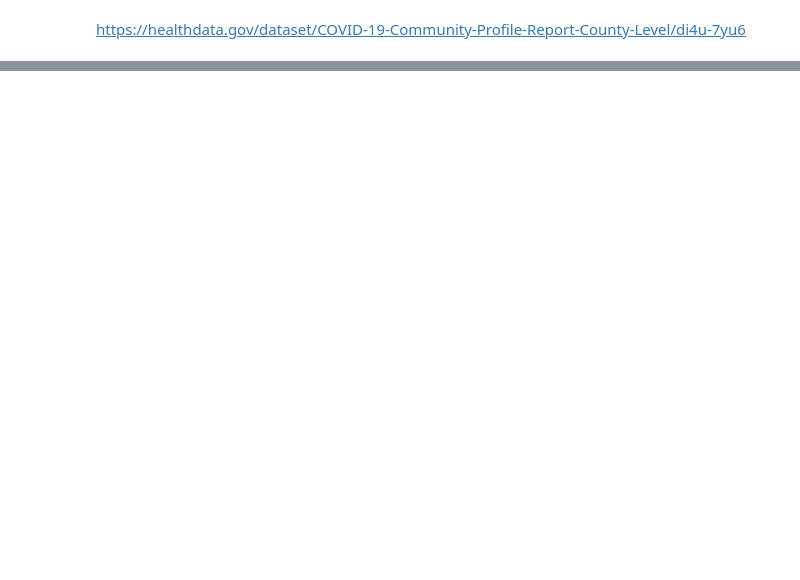
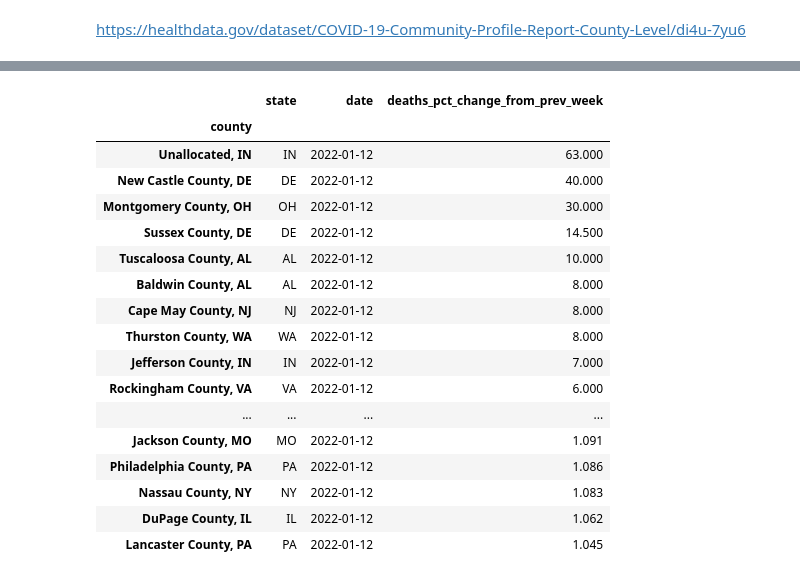
Before and after one commit to ldhagen/HHS_COVID_Notebook, a Jupyter notebook: HHS COVID-19 Community Profile Report - County-Level.ipynb, the cells around one changed output, grey strips where cells are left out. Cells and saved outputs as stored; diff of their text form; code cells hidden in the pictures; blank space fills up the shorter version.

```diff
--- a/HHS COVID-19 Community Profile Report - County-Level.ipynb
+++ b/HHS COVID-19 Community Profile Report - County-Level.ipynb
@@ -52,0 +94,21 @@ df_hhs[df_hhs.deaths_last_7_days > 100]
+# %%
+aaa[aaa.deaths_pct_change_from_prev_week > 1][['state','date','deaths_pct_change_from_prev_week']].sort_values(by ='deaths_pct_change_from_prev_week', ascending = False)
+# %% [output]
+|  | state | date | deaths_pct_change_from_prev_week |
+| county |  |  |  |
+| Unallocated, IN | IN | 2022-01-12 | 63.000 |
+| New Castle County, DE | DE | 2022-01-12 | 40.000 |
+| Montgomery County, OH | OH | 2022-01-12 | 30.000 |
+| Sussex County, DE | DE | 2022-01-12 | 14.500 |
+| Tuscaloosa County, AL | AL | 2022-01-12 | 10.000 |
+| Baldwin County, AL | AL | 2022-01-12 | 8.000 |
+| Cape May County, NJ | NJ | 2022-01-12 | 8.000 |
+| Thurston County, WA | WA | 2022-01-12 | 8.000 |
+| Jefferson County, IN | IN | 2022-01-12 | 7.000 |
+| Rockingham County, VA | VA | 2022-01-12 | 6.000 |
+| ... | ... | ... | ... |
+| Jackson County, MO | MO | 2022-01-12 | 1.091 |
+| Philadelphia County, PA | PA | 2022-01-12 | 1.086 |
+| Nassau County, NY | NY | 2022-01-12 | 1.083 |
+| DuPage County, IL | IL | 2022-01-12 | 1.062 |
+| Lancaster County, PA | PA | 2022-01-12 | 1.045 |
```
Also changed, not shown: parts of 8 cells of this notebook, 4 other files.
